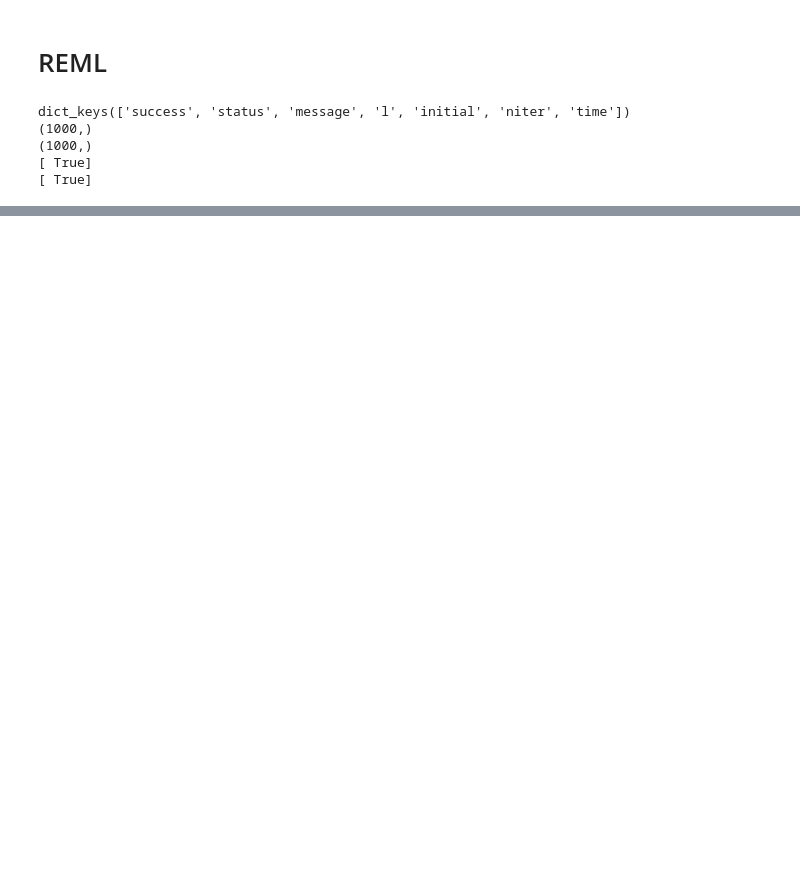
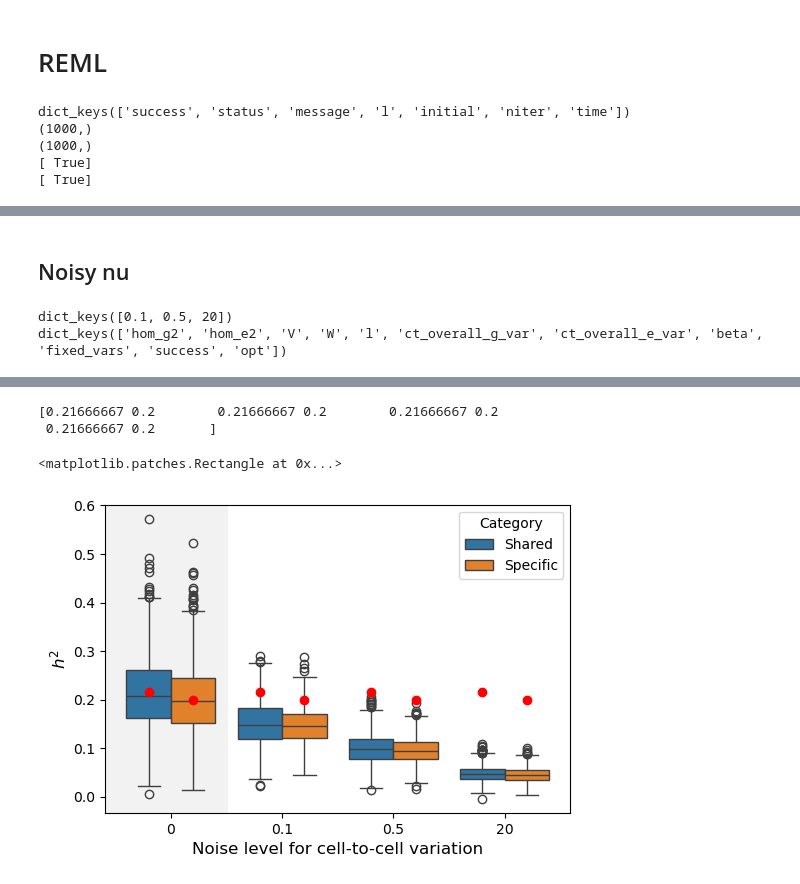
Before and after one commit to Minhui-Chen/CIGMA, a Jupyter notebook: workflow/notebook/fig2.ipynb, the cells around one changed output, grey strips where cells are left out. Cells and saved outputs as stored; diff of their text form; code cells hidden in the pictures; blank space fills up the shorter version.

```diff
--- a/workflow/notebook/fig2.ipynb
+++ b/workflow/notebook/fig2.ipynb
@@ -1948,0 +2170,57 @@ print(np.mean(nochol['free']['opt']['time']))
+# %% [markdown]
+## Noisy nu
+# %%
+he_nu = np.load('../../analysis/sim/free/ss~1000_a~2_2_2_2_vc~0.13_0.13_0.11_0.04_0.08_0.51_beta~8_4_2_1_V_diag~1_1_1_1_V_tril~0_W_diag~1_1_1_1_W_tril~0_std_nu_scale~0.4/L_20_nL_80/out.he.noisy_nu.npy', allow_pickle=True).item()
+# %%
+print(reml_nu.keys())
+print(reml_nu[20]['free'].keys())
+# %% [output]
+dict_keys([0.1, 0.5, 20])
+dict_keys(['hom_g2', 'hom_e2', 'V', 'W', 'l', 'ct_overall_g_var', 'ct_overall_e_var', 'beta', 'fixed_vars', 'success', 'opt'])
+# %%
+nu_noises = he_nu.keys()
+nu_noises = sorted(nu_noises)
+
+# simulate expected h2 under noisy nu
+ss_out = np.load('../../analysis/sim/free/L_20_nL_80/AGGss.he.npy', allow_pickle=True).item()
+noisy_nu_V = np.load('../../analysis/sim/free/AGGss.true_V.npy', allow_pickle=True).item()['1000']
+noisy_nu_W = np.load('../../analysis/sim/free/AGGss.true_W.npy', allow_pickle=True).item()['1000']
+noisy_nu_V_bar = np.mean(np.diag(noisy_nu_V))
+noisy_nu_W_bar = np.mean(np.diag(noisy_nu_W))
+noisy_nu_real_shared_h2 = Hom_g2 / (Hom_g2 + noisy_nu_V_bar + Hom_e2 + noisy_nu_W_bar)
+noisy_nu_real_specific_h2 = noisy_nu_V_bar / (Hom_g2 + noisy_nu_V_bar + Hom_e2 + noisy_nu_W_bar)
+
+noisy_nu_real_h2 = np.array([[noisy_nu_real_shared_h2] * 4, [noisy_nu_real_specific_h2] * 4]).T.flatten()
+print(noisy_nu_real_h2)
+reml_nu = np.load('../../analysis/sim/free/ss~1000_a~2_2_2_2_vc~0.13_0.13_0.11_0.04_0.08_0.51_beta~8_4_2_1_V_diag~1_1_1_1_V_tril~0_W_diag~1_1_1_1_W_tril~0_std_nu_scale~0.4/L_20_nL_80/out.reml.noisy_nu.npy', allow_pickle=True).item()
+noisy_nu_data = []
+
+for noise, out in zip([0] + nu_noises, [ss_out['1000']] + [reml_nu[key] for key in nu_noises]):
+    tmp_df = util.read_out(out, ['free:hom_g2', 'free:v', 'free:hom_e2', 'free:w'])
+    shared_h2 = tmp_df['free:hom_g2'] / (tmp_df['free:hom_g2'] + tmp_df['free:v'] + tmp_df['free:hom_e2'] + tmp_df['free:w'])
+    specific_h2 = tmp_df['free:v'] / (tmp_df['free:hom_g2'] + tmp_df['free:v'] + tmp_df['free:hom_e2'] + tmp_df['free:w'])
+    tmp = {'Noise': str(noise), 'Shared': shared_h2, 'Specific': specific_h2}
+    noisy_nu_data.append(pd.DataFrame(tmp))
+
+noisy_nu_df = pd.concat(noisy_nu_data)
+noisy_nu_df = noisy_nu_df.melt(id_vars=['Noise'], value_vars=['Shared', 'Specific'], var_name='Category', value_name='h2')
+
+# plot
+fig, ax = plt.subplots(figsize=(6, 4))
+sns.boxplot(data=noisy_nu_df, x='Noise', y='h2', hue='Category', ax=ax)
+
+ax.set_xlabel('Noise level for cell-to-cell variation', fontsize=12)
+ax.set_ylabel(r'$h^2$', fontsize=12)
+# handles, labels = ax.get_legend_handles_labels()
+# ax.legend().set_visible(False)
+ax.tick_params(axis='both', labelsize=10)
+
+xs = plot.snsbox_get_x(noisy_nu_df['Noise'].nunique(), 2)
+ax.scatter(xs, noisy_nu_real_h2, color='r', zorder=10)
+
+# ax.text(0.02, 0.92, "(e)", transform=ax.transAxes)
+xmin, xmax = ax.get_xlim()
+ymin, ymax = ax.get_ylim()
+rectangle = patches.Rectangle((xmin, ymin), (xs[2] - xs[0] + .1), ymax - ymin, edgecolor=None, facecolor='0.9', alpha=0.5, zorder=0)
+ax.add_patch(rectangle)
+# %% [output]
@@ -1948,0 +2229,4 @@ print(np.mean(nochol['free']['opt']['time']))
+[0.21666667 0.2        0.21666667 0.2        0.21666667 0.2
+ 0.21666667 0.2       ]
+<matplotlib.patches.Rectangle at 0x...>
+[figure, added]
```
Also changed, not shown: parts of 48 cells of this notebook, 16 other files.
